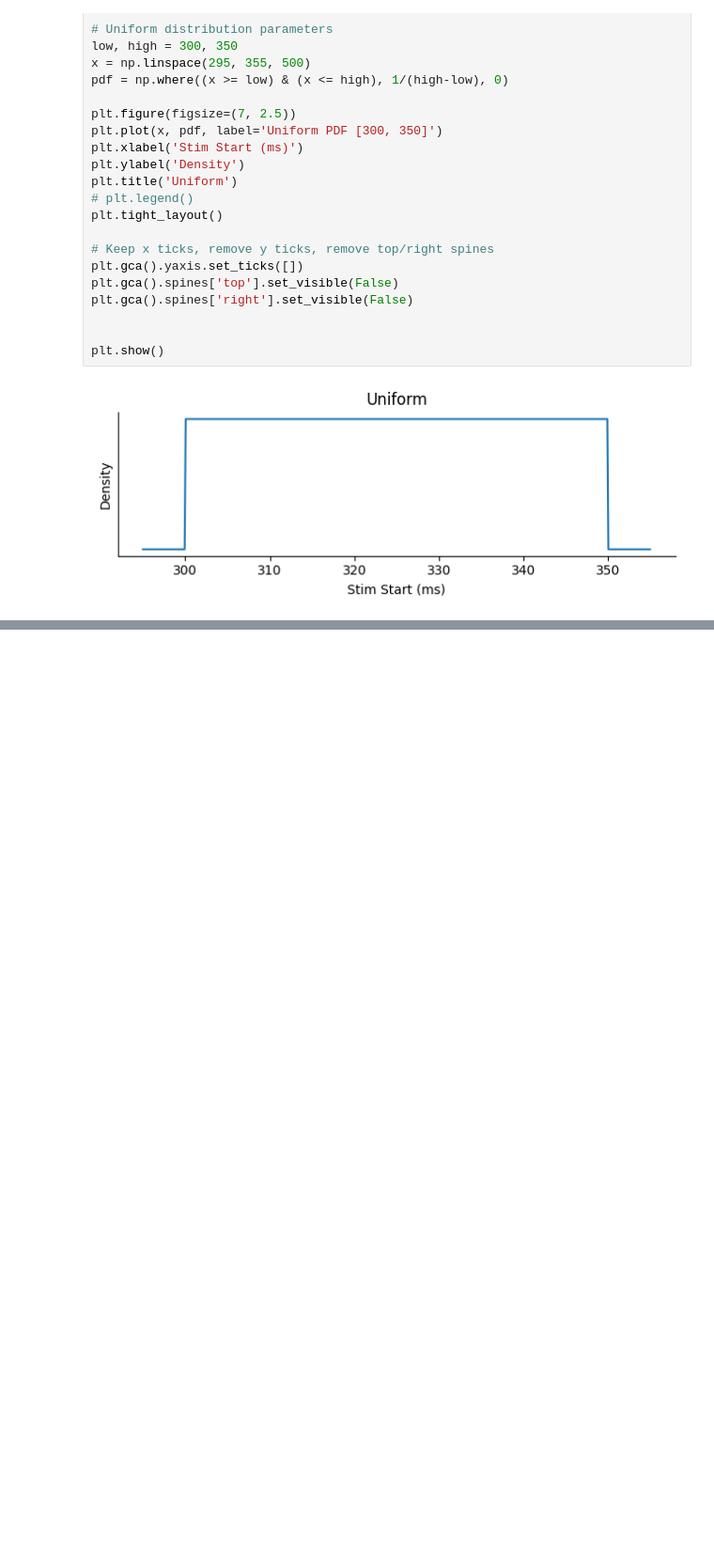
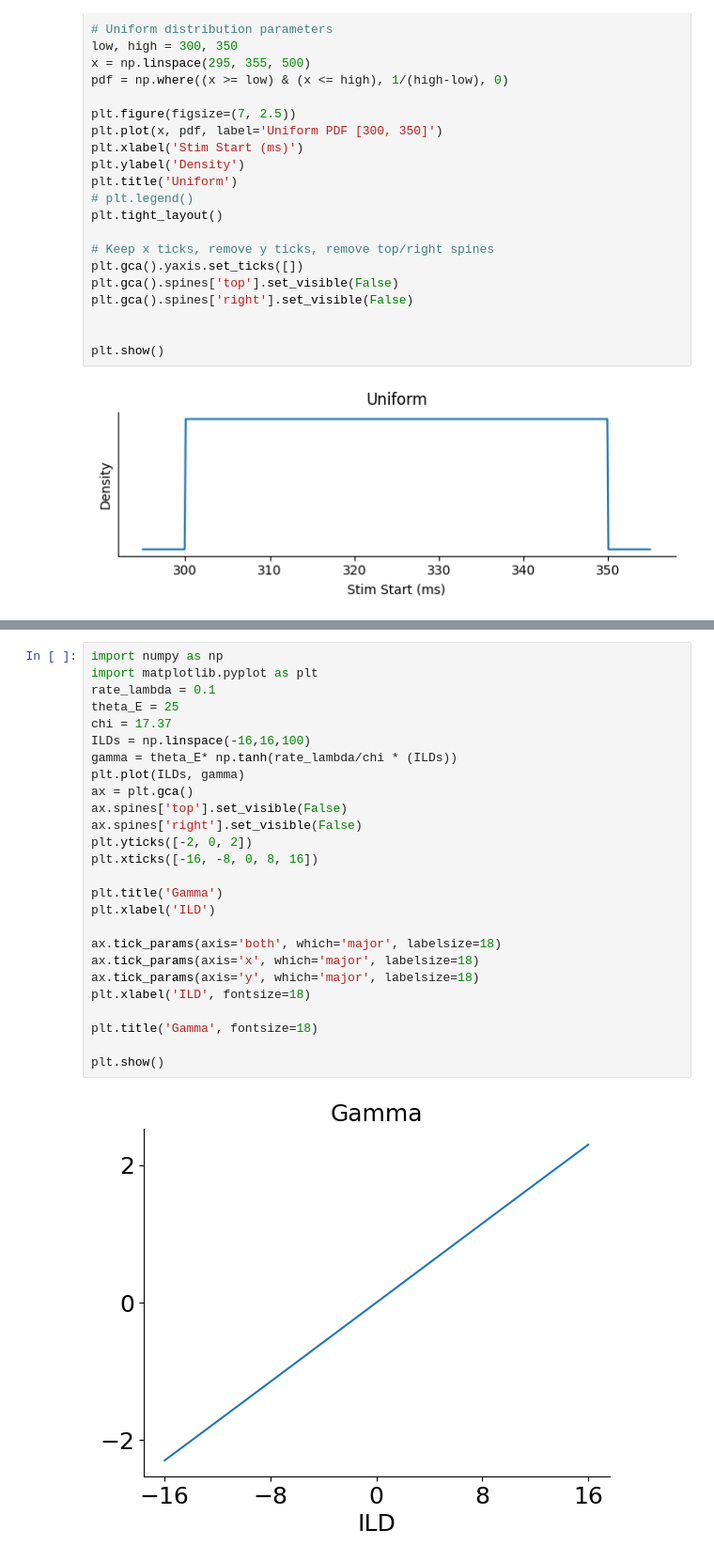
Before and after one commit to rakaar/ddm_data, a Jupyter notebook: meeting.ipynb, the cells around one changed output, grey strips where cells are left out. Shown at 94% size. Saved outputs shown, nothing was run; the diff lists cells and outputs as text; blank space fills up the shorter version.

```diff
--- a/meeting.ipynb
+++ b/meeting.ipynb
@@ -224,0 +225,28 @@ plt.show()
+# %%
+import numpy as np
+import matplotlib.pyplot as plt
+rate_lambda = 0.1
+theta_E = 25
+chi = 17.37
+ILDs = np.linspace(-16,16,100)
+gamma = theta_E* np.tanh(rate_lambda/chi * (ILDs))
+plt.plot(ILDs, gamma)
+ax = plt.gca()
+ax.spines['top'].set_visible(False)
+ax.spines['right'].set_visible(False)
+plt.yticks([-2, 0, 2])
+plt.xticks([-16, -8, 0, 8, 16])
+
+plt.title('Gamma')
+plt.xlabel('ILD')
+
+ax.tick_params(axis='both', which='major', labelsize=18)
+ax.tick_params(axis='x', which='major', labelsize=18)
+ax.tick_params(axis='y', which='major', labelsize=18)
+plt.xlabel('ILD', fontsize=18)
+
+plt.title('Gamma', fontsize=18)
+
+plt.show()
+# %% [output]
+[figure, added]
```
Also changed, not shown: parts of 2 cells of this notebook, 1 other file.
